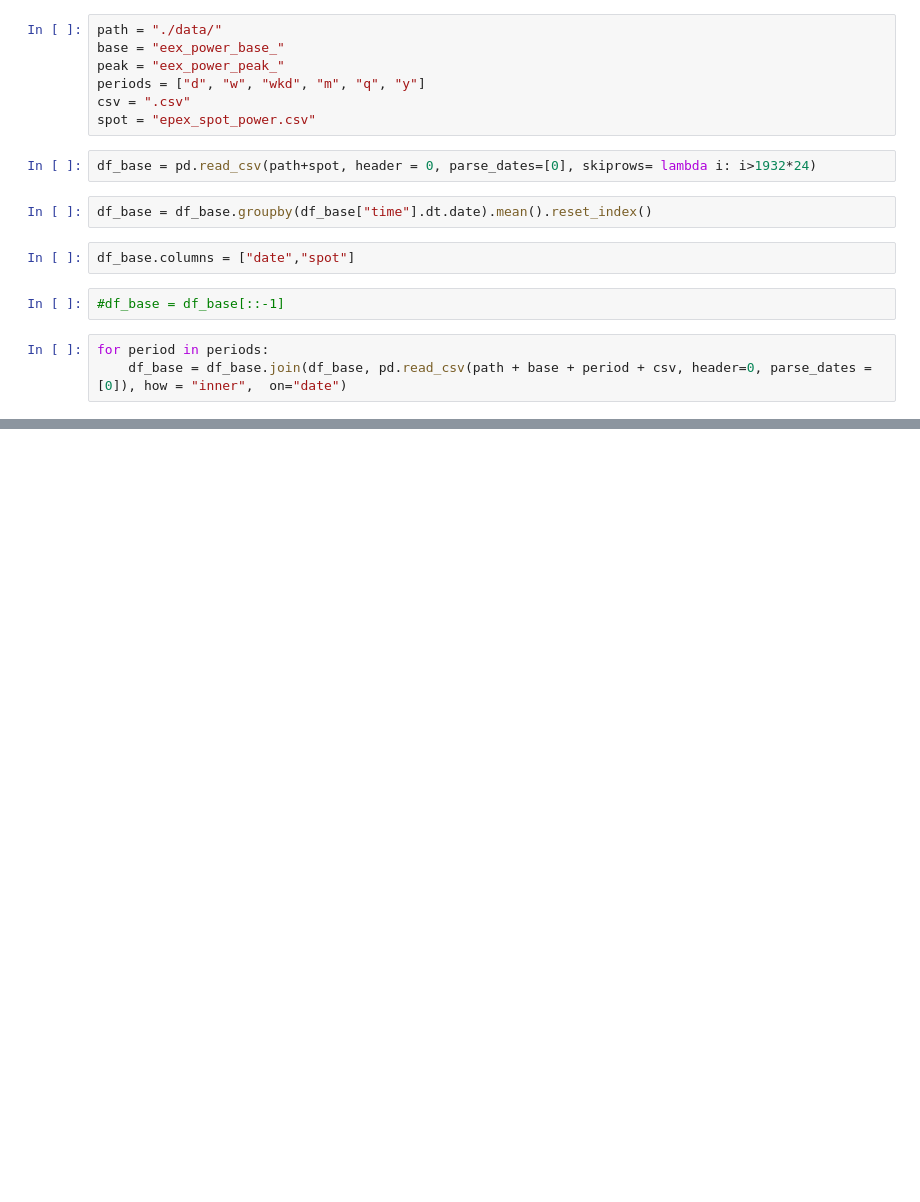
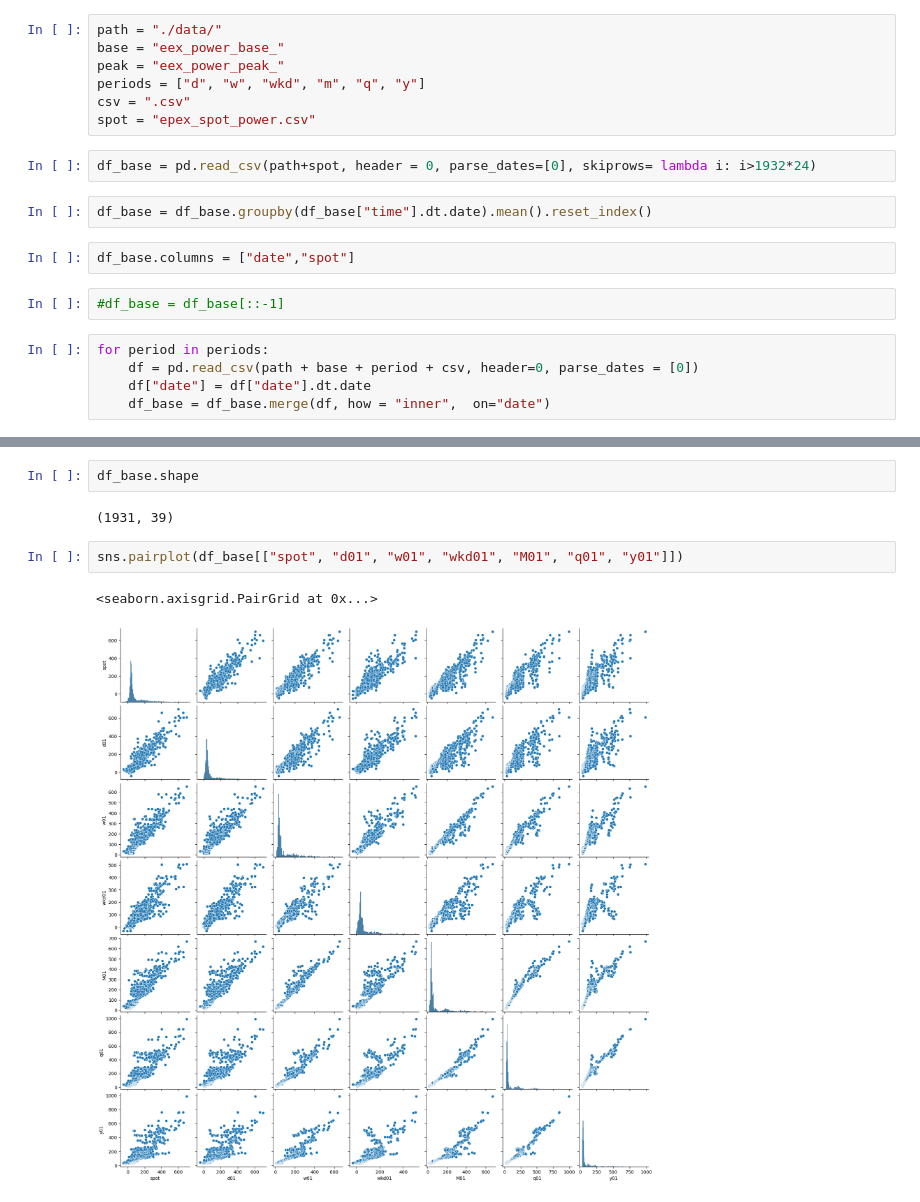
Before and after one commit to michael-fuest/DAiA-EON, a Jupyter notebook: market_price_exploration.ipynb, the cells around one changed output, grey strips where cells are left out. Drawn from its saved outputs; the diff is of its cells as text; blank space fills up the shorter version.

```diff
--- a/market_price_exploration.ipynb
+++ b/market_price_exploration.ipynb
@@ -21,4 +21,6 @@ df_base.columns = ["date","spot"]
 #df_base = df_base[::-1]
 # %%
 for period in periods:
-    df_base = df_base.join(df_base, pd.read_csv(path + base + period + csv, header=0, parse_dates = [0]), how = "inner",  on="date")
+    df = pd.read_csv(path + base + period + csv, header=0, parse_dates = [0])
+    df["date"] = df["date"].dt.date
+    df_base = df_base.merge(df, how = "inner",  on="date")
@@ -32,0 +65,9 @@ datetime.date(2022, 10, 14)
+# %%
+df_base.shape
+# %% [output]
+(1931, 39)
+# %%
+sns.pairplot(df_base[["spot", "d01", "w01", "wkd01", "M01", "q01", "y01"]])
+# %% [output]
+<seaborn.axisgrid.PairGrid at 0x...>
+[figure, added]
```
Also changed, not shown: parts of 7 cells of this notebook, 1 other file.
